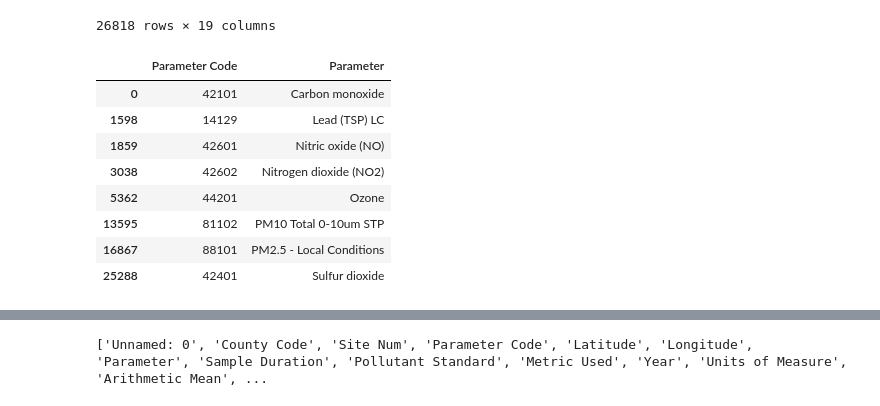
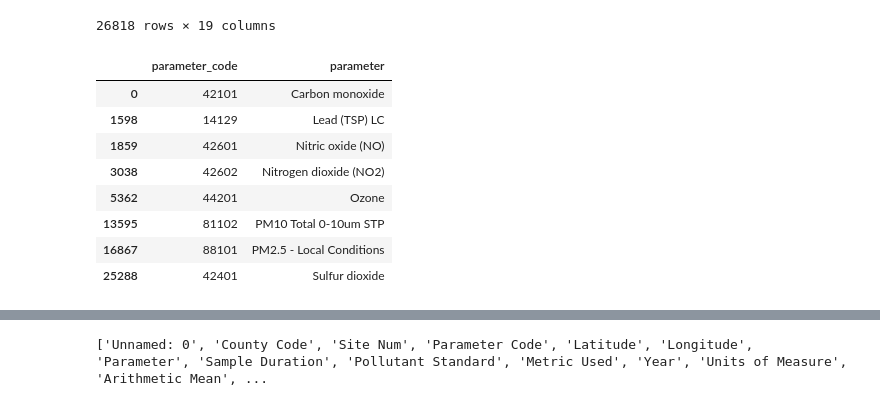
Before and after one commit to bre-sew/Fuel-AQ-Project, a Jupyter notebook: Air-Quality-Data.ipynb, the cells around one changed output, grey strips where cells are left out. Cells and saved outputs as stored; diff of their text form; code cells hidden in the pictures.

```diff
--- a/Air-Quality-Data.ipynb
+++ b/Air-Quality-Data.ipynb
@@ -251,10 +251,11 @@ criteriaPollutants
 26818 rows × 19 columns
 # %%
 parameters = criteriaPollutants[["Parameter Code","Parameter"]]
-parameters = parameters.drop_duplicates(subset=["Parameter Code"])
+parameters = parameters.rename(columns={"Parameter Code":"parameter_code","Parameter":"parameter"})
+parameters = parameters.drop_duplicates(subset=["parameter_code"])
 parameters
 # %% [output]
-|  | Parameter Code | Parameter |
+|  | parameter_code | parameter |
 | 0 | 42101 | Carbon monoxide |
 | 1598 | 14129 | Lead (TSP) LC |
 | 1859 | 42601 | Nitric oxide (NO) |
```
Also changed, not shown: parts of 3 cells of this notebook, 2 other files.
